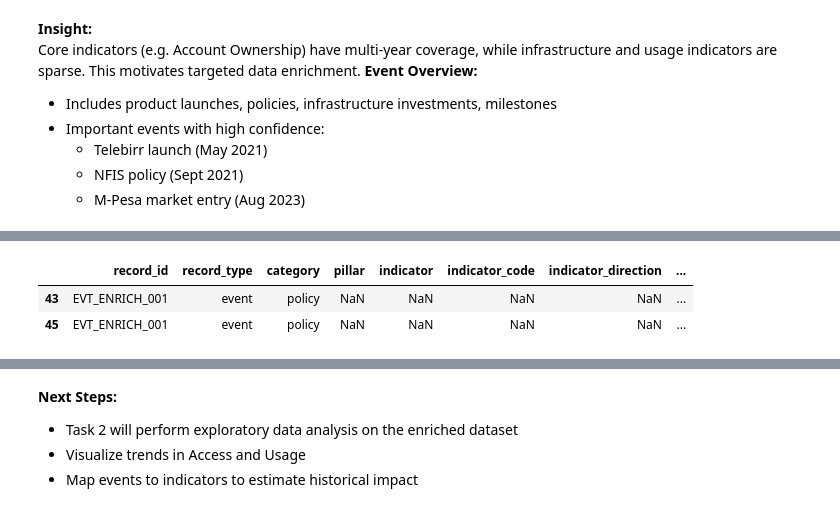
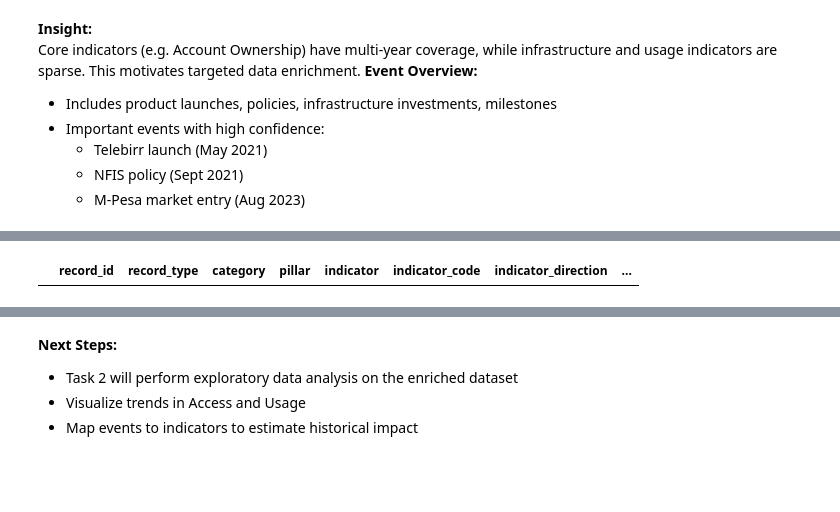
Before and after one commit to kaltiru14/ethiopia-fi-forecast, a Jupyter notebook: notebooks/data_exploration_and_enrichment.ipynb, the cells around one changed output, grey strips where cells are left out. Cells and saved outputs as stored; diff of their text form; code cells hidden in the pictures; blank space fills up the shorter version.

```diff
--- a/notebooks/data_exploration_and_enrichment.ipynb
+++ b/notebooks/data_exploration_and_enrichment.ipynb
@@ -188,27 +203,49 @@ df_data[df_data["record_id"] == "OBS_ENRICH_001"]
 # %%
+# Cell 7 — Add new event
 new_event = {
-    "record_id": "EVT_ENRICH_001",
+    "record_id": "EVT_9999",
     "record_type": "event",
     "category": "policy",
-    "event_name": "Fayda Digital ID national rollout",
-    "observation_date": pd.to_datetime("2023-06-01"),
-    "source_name": "Government of Ethiopia",
-    "source_type": "government",
-    "source_url": "https://id.gov.et",
-    "confidence": "medium",
-    "original_text": "Ethiopia launched the Fayda Digital ID system to enable access to digital services.",
-    "collected_by": "Kudu T",
-    "collection_date": pd.to_datetime("2026-01-30"),
-    "notes": "Digital ID reduces KYC barriers for account opening."
+    "pillar": None,
+    "indicator": "New Digital Inclusion Policy",
+    "indicator_code": "EVT_DIGI_POLICY",
+    "indicator_direction": None,
+    "value_numeric": None,
+    "value_text": "Implemented",
+    "value_type": "categorical",
+    "unit": None,
+    "observation_date": pd.Timestamp("2025-01-15"),
+    "period_start": None,
+    "period_end": None,
+    "fiscal_year": 2025,
+    "gender": "all",
+    "location": "national",
+    "region": None,
+    "source_name": "National Bank of Ethiopia",
+    "source_type": "regulator",
+    "source_url": "https://www.nbe.gov.et/en/digital-inclusion-policy",
+    "confidence": "high",
+    "related_indicator": None,
+    "relationship_type": None,
+    "impact_direction": None,
+    "impact_magnitude": None,
+    "impact_estimate": None,
+    "lag_months": None,
+    "evidence_basis": None,
+    "comparable_country": None,
+    "collected_by": "Kalkidan Belayneh Debas",
+    "collection_date": datetime.today(),
+    "original_text": "National Bank implements a policy to accelerate digital account access.",
+    "notes": "Event may influence future account ownership rates.",
+    "event_name": "Digital Inclusion Policy",
+    "event_date": pd.Timestamp("2025-01-15")
 }
 
 df_data = pd.concat([df_data, pd.DataFrame([new_event])], ignore_index=True)
 
 df_data[df_data["record_id"] == "EVT_ENRICH_001"]
 # %% [output]
 |  | record_id | record_type | category | pillar | indicator | indicator_code | indicator_direction | ... |
-| 43 | EVT_ENRICH_001 | event | policy | NaN | NaN | NaN | NaN | ... |
-| 45 | EVT_ENRICH_001 | event | policy | NaN | NaN | NaN | NaN | ... |
 # %%
 new_impact_link = {
     "record_id": "IMP_ENRICH_001",
```
Also changed, not shown: parts of 8 cells of this notebook, 3 other files.
